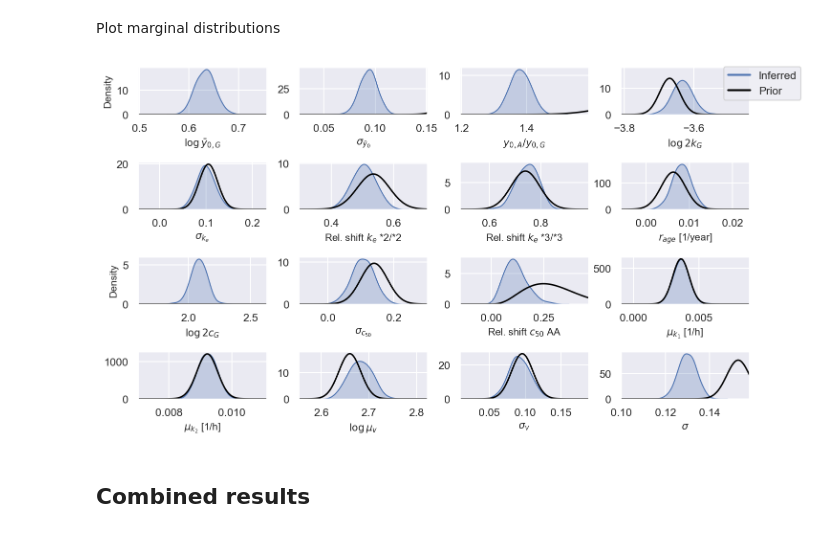
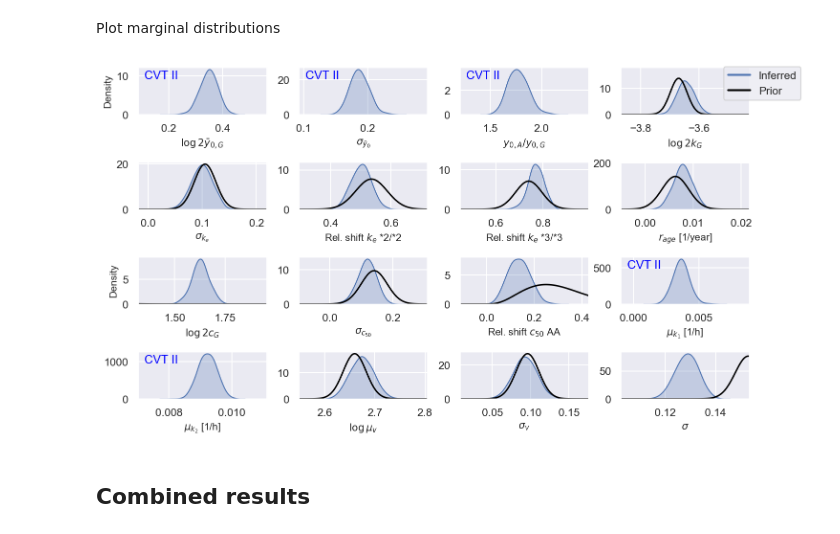
Before and after one commit to DavAug/mipd-warfarin, a Jupyter notebook: results/2_semi_mechanistic_model/results.ipynb, the cells around one changed output. Cells and saved outputs as stored; diff of their text form; code cells hidden in the pictures.

```diff
--- a/results/2_semi_mechanistic_model/results.ipynb
+++ b/results/2_semi_mechanistic_model/results.ipynb
@@ -1226,9 +1230,9 @@ posterior2 = xr.load_dataset(
 seed = np.random.default_rng(3)
 n_samples = 10000
 pop_parameters = np.vstack([
-    posterior['Log mean myokit.baseline_inr'].values.flatten(),
-    posterior['Log std. myokit.baseline_inr'].values.flatten(),
-    posterior['Rel. baseline INR A'].values.flatten(),
+    posterior2['Log mean myokit.baseline_inr'].values.flatten(),
+    posterior2['Log std. myokit.baseline_inr'].values.flatten(),
+    posterior2['Rel. baseline INR A'].values.flatten(),
     posterior['Log mean myokit.elimination_rate'].values.flatten(),
     posterior['Log std. myokit.elimination_rate'].values.flatten(),
     posterior['Rel. elimination rate shift *2*2'].values.flatten(),
@@ -1306,8 +1310,13 @@ for idp, param in enumerate(pop_parameters.T):
     evals = []
     for x in xs:
         evals.append(np.exp(log_priors[idp]([x])))
+    axes[idp].set_xlim([min_value, max_value])
+    if idp in [0, 1, 2, 11, 12]:
+        axes[idp].annotate(
+            "CVT II", xy=(0, 0.37), xytext=(0.05, 0.75),
+            xycoords=axes[idp].transAxes, color='blue')
+        continue
     axes[idp].plot(xs, evals, color='black')
-    axes[idp].set_xlim([min_value, max_value])
 
 # Add legends
 axes[3].set_ylim([0, 18])
@@ -1320,7 +1329,7 @@ axes[3].plot(
 axes[3].legend(loc=[0.8, 0.3])
 
 # Label axes
-axes[0].set_xlabel(r'$\log \bar{y}_{0, G}$', fontsize=fontsize)
+axes[0].set_xlabel(r'$\log 2\bar{y}_{0, G}$', fontsize=fontsize)
 axes[0].set_ylabel('Density', fontsize=fontsize)
 axes[1].set_xlabel(r'$\sigma _{\bar{y}_0}$', fontsize=fontsize)
 axes[1].set_ylabel('', fontsize=fontsize)
@@ -1331,34 +1340,34 @@ axes[3].set_ylabel('', fontsize=fontsize)
 axes[4].set_xlabel(r'$\sigma _{k_e}$', fontsize=fontsize)
 axes[4].set_ylabel('', fontsize=fontsize)
 axes[5].set_xlabel(r'Rel. shift $k_e$ *2/*2', fontsize=fontsize)
 axes[5].set_ylabel('', fontsize=fontsize)
 axes[6].set_xlabel(r'Rel. shift $k_e$ *3/*3', fontsize=fontsize)
 axes[6].set_ylabel('', fontsize=fontsize)
 axes[7].set_xlabel(r'$r_{age}$ [1/year]', fontsize=fontsize)
 axes[7].set_ylabel('', fontsize=fontsize)
 axes[8].set_xlabel(r'$\log 2c_{G}$', fontsize=fontsize)
 axes[8].set_ylabel('Density', fontsize=fontsize)
 axes[9].set_xlabel(r'$\sigma _{c_{50}}$', fontsize=fontsize)
 axes[9].set_ylabel('', fontsize=fontsize)
 axes[10].set_xlabel(r'Rel. shift $c_{50}$ AA', fontsize=fontsize)
 axes[10].set_ylabel('', fontsize=fontsize)
 axes[11].set_xlabel(r'$\mu_{k_1}$ [1/h]', fontsize=fontsize)
 axes[11].set_ylabel('', fontsize=fontsize)
 axes[12].set_xlabel(r'$\mu_{k_2}$ [1/h]', fontsize=fontsize)
 axes[12].set_ylabel('', fontsize=fontsize)
 axes[13].set_xlabel(r'$\log \mu _{v}$', fontsize=fontsize)
 axes[13].set_ylabel('', fontsize=fontsize)
 axes[14].set_xlabel(r'$\sigma _{v}$', fontsize=fontsize)
 axes[14].set_ylabel('', fontsize=fontsize)
 axes[15].set_xlabel(r'$\sigma$', fontsize=fontsize)
 axes[15].set_ylabel('', fontsize=fontsize)
 
 plt.savefig('6_trial_phase_3_approximate_posteriors.pdf', bbox_inches='tight')
 plt.savefig('6_trial_phase_3_approximate_posteriors.tif', bbox_inches='tight')
 
 plt.show()
 # %% [output]
-[figure, old version]
+[figure, new version]
 # %% [markdown]
 ## Combined results
 # %%
```
Also changed, not shown: parts of 11 cells of this notebook, 14 other files.
